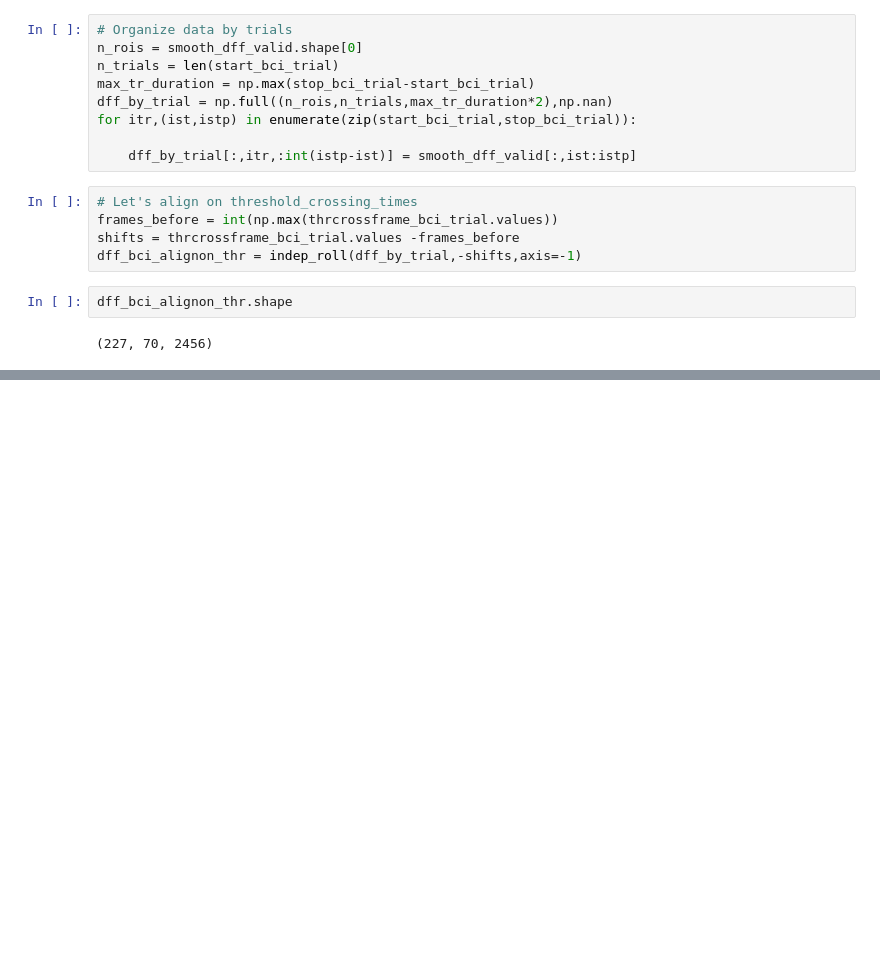
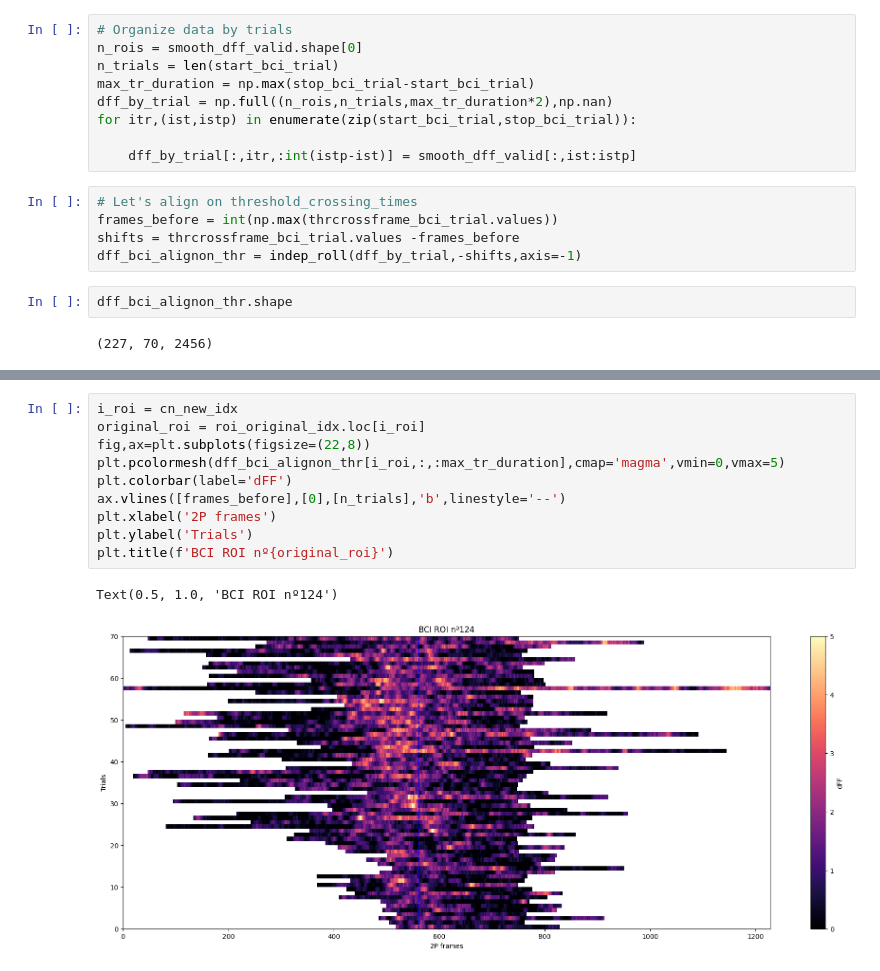
Before and after one commit to camilosada/dynamic_brain_workshop, a Jupyter notebook: code/scripts/camila/response_variability.ipynb, the cells around one changed output, grey strips where cells are left out. Drawn from its saved outputs; the diff is of its cells as text; blank space fills up the shorter version.

```diff
--- a/code/scripts/camila/response_variability.ipynb
+++ b/code/scripts/camila/response_variability.ipynb
@@ -191,0 +195,13 @@ Text(0.5, 1.0, 'ROI nº124')
+# %%
+i_roi = cn_new_idx
+original_roi = roi_original_idx.loc[i_roi]
+fig,ax=plt.subplots(figsize=(22,8))
+plt.pcolormesh(dff_bci_alignon_thr[i_roi,:,:max_tr_duration],cmap='magma',vmin=0,vmax=5)
+plt.colorbar(label='dFF')
+ax.vlines([frames_before],[0],[n_trials],'b',linestyle='--')
+plt.xlabel('2P frames')
+plt.ylabel('Trials')
+plt.title(f'BCI ROI nº{original_roi}')
+# %% [output]
+Text(0.5, 1.0, 'BCI ROI nº124')
+[figure, added]
```
Also changed, not shown: parts of 3 cells of this notebook, 1 other file.
